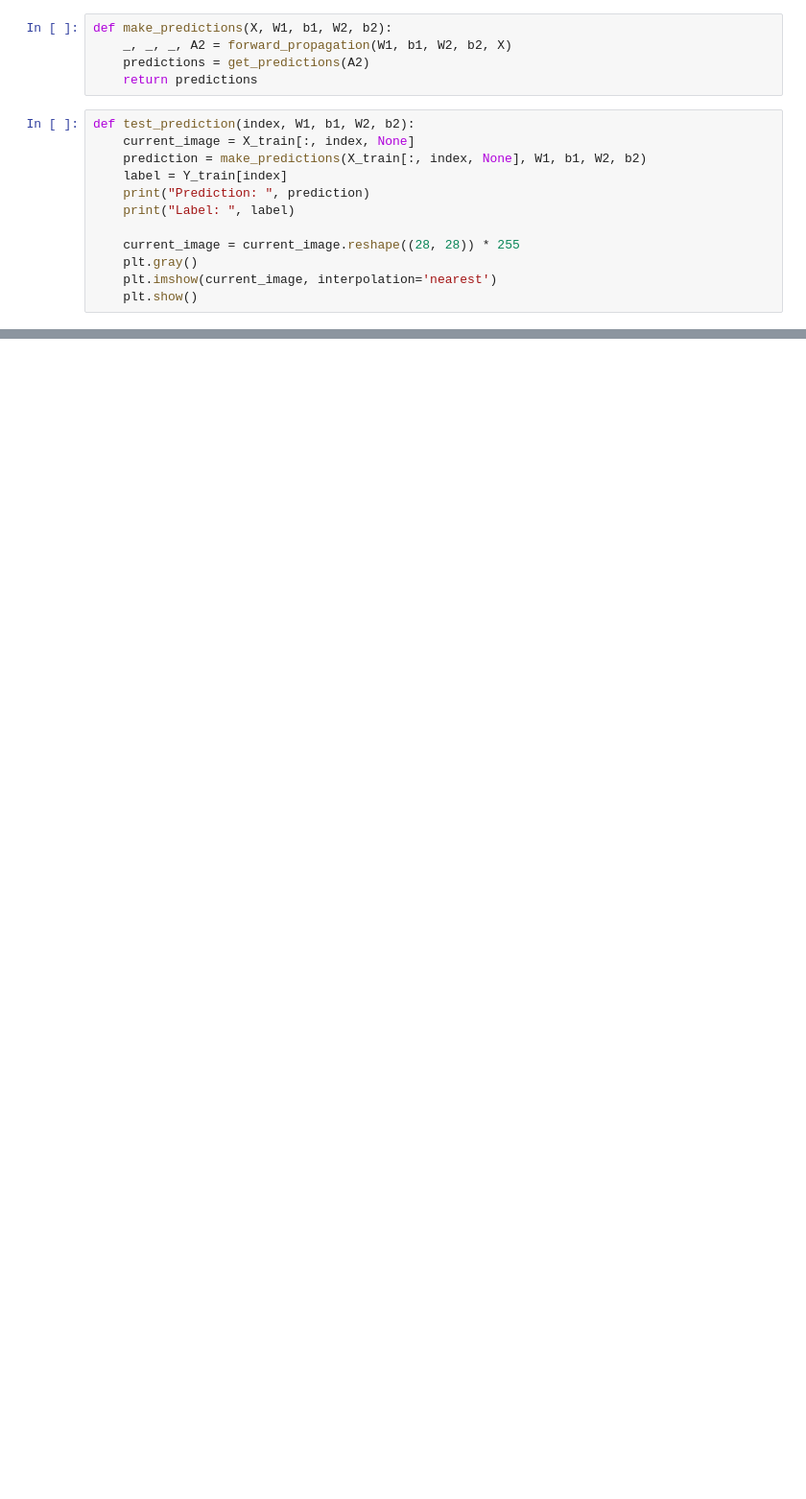
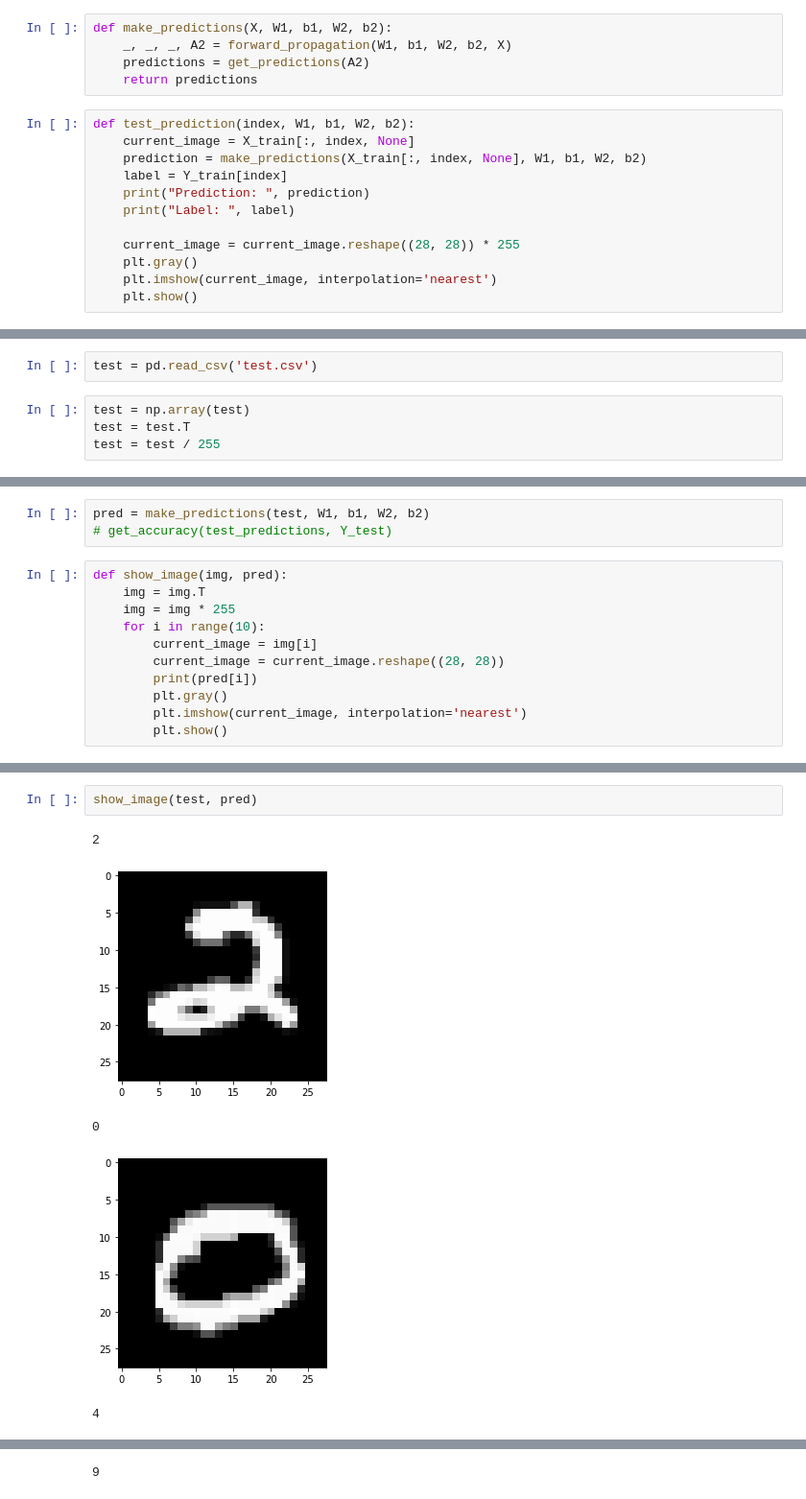
Before and after one commit to badri7489/Neural_Network, a Jupyter notebook: MNIST_from_scratch.ipynb, the cells around one changed output, grey strips where cells are left out. Shown at 96% size. Cells and saved outputs as stored; diff of their text form; blank space fills up the shorter version.

```diff
--- a/MNIST_from_scratch.ipynb
+++ b/MNIST_from_scratch.ipynb
@@ -163,0 +169,6 @@ Label:  1
+# %%
+test = pd.read_csv('test.csv')
+# %%
+test = np.array(test)
+test = test.T
+test = test / 255
@@ -163,0 +189,14 @@ Label:  1
+# %%
+pred = make_predictions(test, W1, b1, W2, b2)
+# get_accuracy(test_predictions, Y_test)
+# %%
+def show_image(img, pred):
+    img = img.T
+    img = img * 255
+    for i in range(10):
+        current_image = img[i]
+        current_image = current_image.reshape((28, 28))
+        print(pred[i])
+        plt.gray()
+        plt.imshow(current_image, interpolation='nearest')
+        plt.show()
@@ -163,0 +207,8 @@ Label:  1
+# %%
+show_image(test, pred)
+# %% [output]
+2
+[figure, added]
+0
+[figure, added]
+4
@@ -163,0 +216 @@ Label:  1
+9
```
Also changed, not shown: parts of 8 cells of this notebook.
